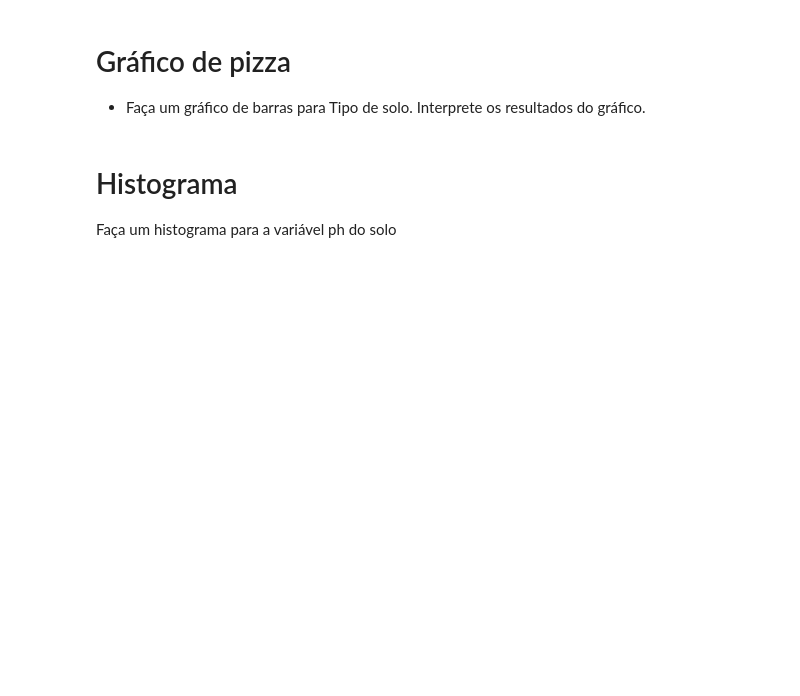
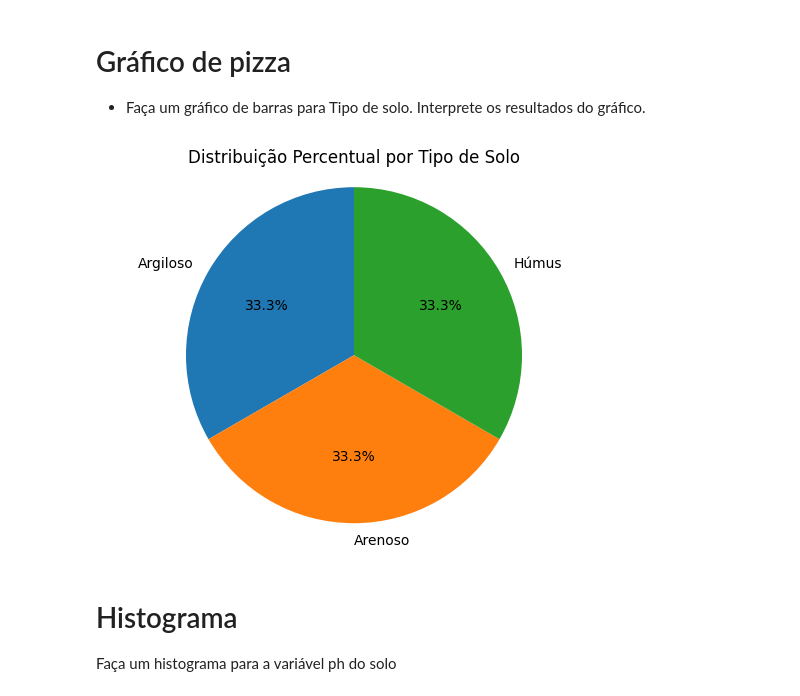
Before and after one commit to clobos/Bioestatistica_ESALQ_Python_2025, a Jupyter notebook: Aula02_Bioestatistica.ipynb, the cells around one changed output. Saved outputs shown, nothing was run; the diff lists cells and outputs as text; code cells hidden in the pictures; blank space fills up the shorter version.

```diff
--- a/Aula02_Bioestatistica.ipynb
+++ b/Aula02_Bioestatistica.ipynb
@@ -102,6 +131,15 @@ resultados do gráfico.
 
 * Faça um gráfico de barras para Tipo de solo. Interprete os
 resultados do gráfico.
+# %%
+# Gráfico de pizza para Tipo de solo
+frequencia_tipo_solo.plot(kind='pie', autopct='%1.1f%%', startangle=90)
+plt.ylabel('') # Remove o label 'tipo_solo' do eixo y
+plt.title('Distribuição Percentual por Tipo de Solo')
+plt.axis('equal')  # Garante que o gráfico de pizza seja um círculo
+plt.show()
+# %% [output]
+[figure, added]
 # %% [markdown]
 # Histograma
 
```
Also changed, not shown: parts of 20 cells of this notebook.
